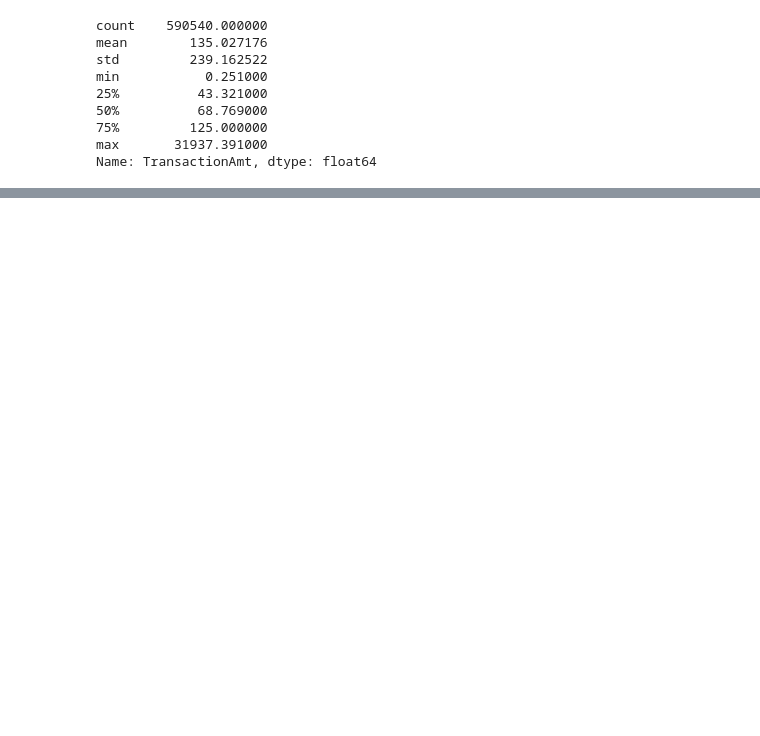
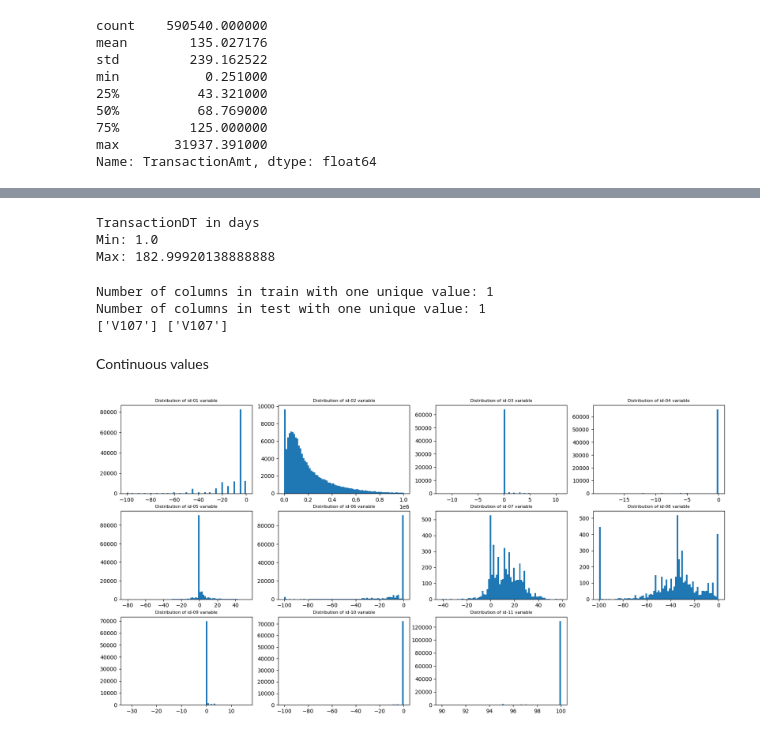
Before and after one commit to miklrz/ieee-cis-fraud-detection, a Jupyter notebook: notebooks/01_eda.ipynb, the cells around one changed output, grey strips where cells are left out. Drawn from its saved outputs; the diff is of its cells as text; code cells hidden in the pictures; blank space fills up the shorter version.

```diff
--- a/notebooks/01_eda.ipynb
+++ b/notebooks/01_eda.ipynb
@@ -102,0 +119,40 @@ Text(0, 0.5, 'Frequency')
+# %%
+print(
+    f"TransactionDT in days\nMin: {train_transaction['TransactionDT'].min()/(60*60*24)}\nMax: {train_transaction['TransactionDT'].max()/(60*60*24)}"
+)
+# %% [output]
+TransactionDT in days
+Min: 1.0
+Max: 182.99920138888888
+# %%
+train_df = pd.merge(train_transaction, train_identity, how="left")
+test_df = pd.merge(test_transaction, test_identity, how="left")
+# %%
+one_value_cols_train = [col for col in train_df.columns if train_df[col].nunique() <= 1]
+one_value_cols_test = [col for col in test_df.columns if test_df[col].nunique() <= 1]
+
+print(
+    f"Number of columns in train with one unique value: {len(one_value_cols_train)}\nNumber of columns in test with one unique value: {len(one_value_cols_test)}"
+)
+print(one_value_cols_train, one_value_cols_test)
+# %% [output]
+Number of columns in train with one unique value: 1
+Number of columns in test with one unique value: 1
+['V107'] ['V107']
+# %% [markdown]
+Continuous values
+# %%
+fig, axes = plt.subplots(nrows=3, ncols=4, figsize=(20, 10))
+id_names = [f"id-0{i}" if i < 10 else f"id-{i}" for i in range(1, 12)]
+idx = 0
+for i in range(3):
+    for j in range(4):
+        if idx >= len(id_names):
+            axes[i][j].set_visible(False)
+            break
+        var_name = id_names[idx]
+        axes[i][j].hist(train_df[var_name], bins=77)
+        axes[i][j].set_title(f"Distribution of {var_name} variable", fontsize=8)
+        idx += 1
+# %% [output]
+[figure, added]
```
Also changed, not shown: parts of 8 cells of this notebook.
